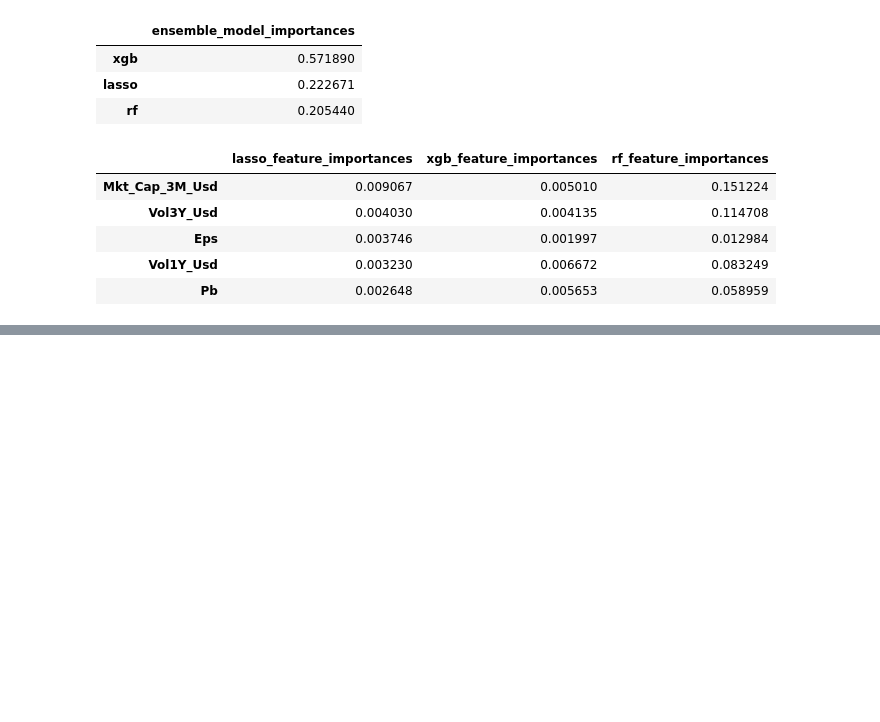
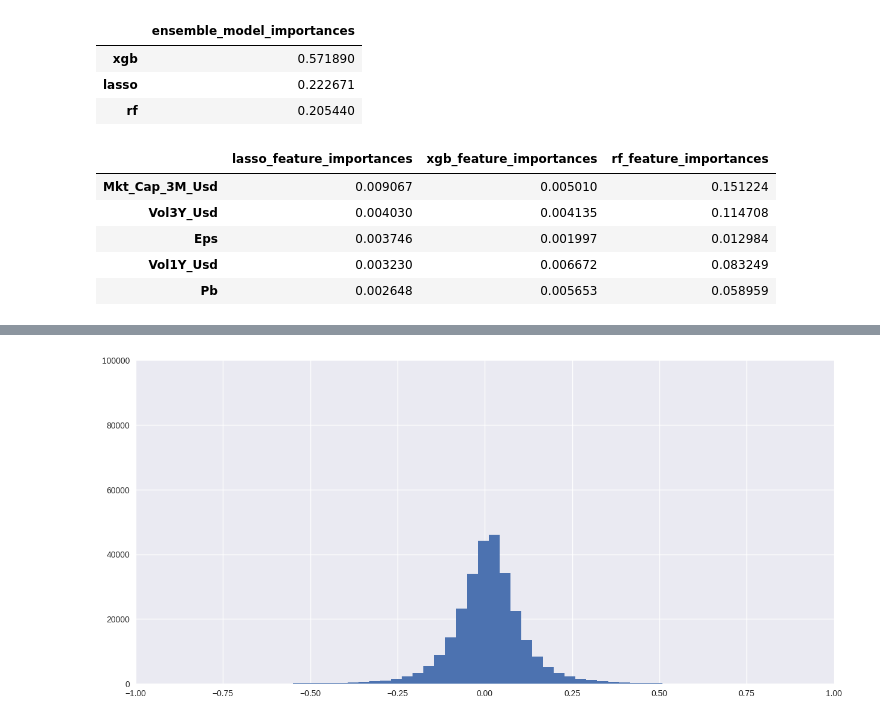
Before and after one commit to donghui-0126/Machine-Learning-for-Factor-Investing, a Jupyter notebook: py_mlfactor.ipynb, the cells around one changed output, grey strips where cells are left out. Cells and saved outputs as stored; diff of their text form; code cells hidden in the pictures; blank space fills up the shorter version.

```diff
--- a/py_mlfactor.ipynb
+++ b/py_mlfactor.ipynb
@@ -897,0 +876,8 @@ feature_importances['weighted_sum'].to_frame().sort_values(by='weighted_sum', as
+# %%
+n, bins, patches = plt.hist(data['R1M_Usd'],
+                            bins=1000)
+plt.axis([-1., 1., 0, 100000])
+
+plt.show()
+# %% [output]
+[figure, added]
```
Also changed, not shown: parts of 31 cells of this notebook.
